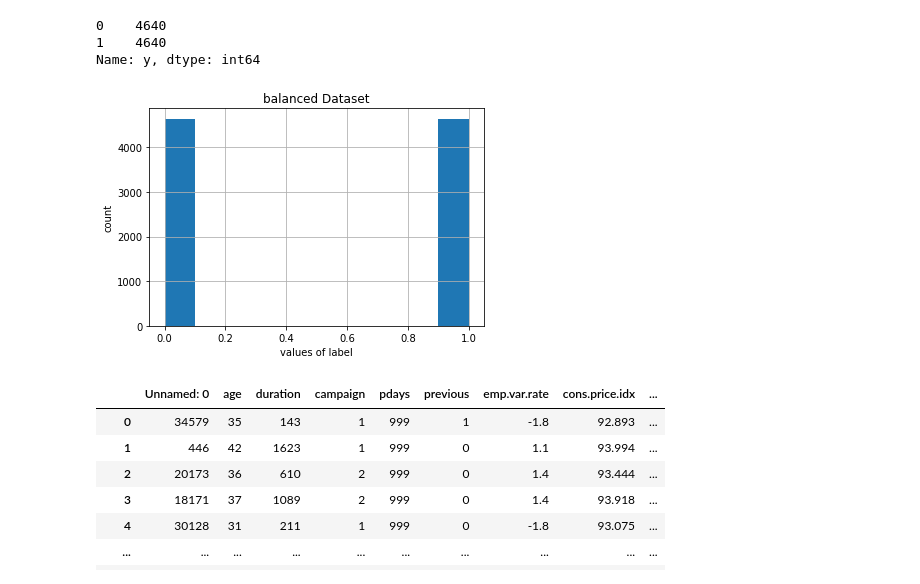
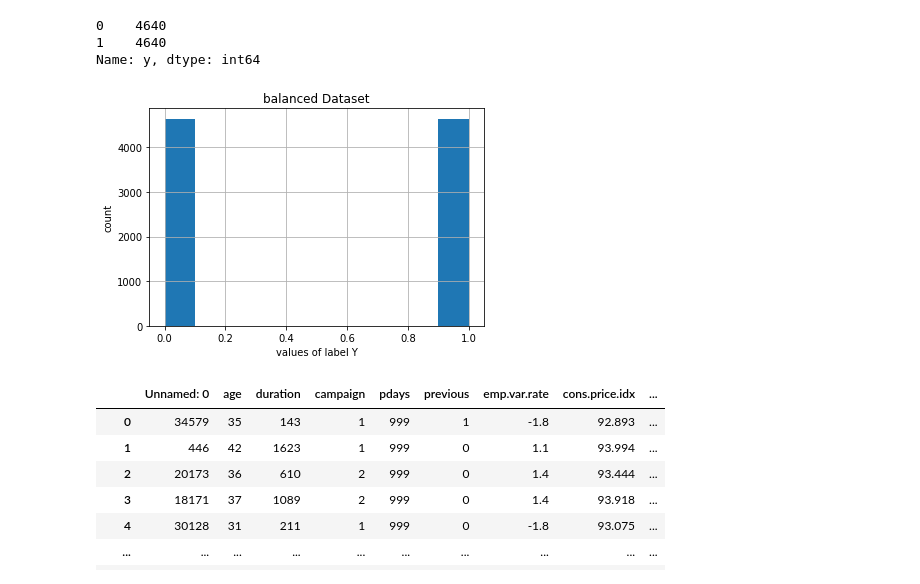
Before and after one commit to sa21262/datascience22, a Jupyter notebook: Assignment21a/balanced_bank.ipynb, the cells around one changed output. Saved outputs shown, nothing was run; the diff lists cells and outputs as text; code cells hidden in the pictures.

```diff
--- a/Assignment21a/balanced_bank.ipynb
+++ b/Assignment21a/balanced_bank.ipynb
@@ -90,15 +90,15 @@ Name: y, dtype: int64
 # %%
 histogram1=df['y'].hist() #balanced target variable
 
 fig = histogram1.get_figure()
 
 pl.title("balanced Dataset")
-pl.xlabel("values of label")
+pl.xlabel("values of label Y")
 pl.ylabel("count")
 
 fig.savefig('balanced 2.pdf')
 # %% [output]
-[figure, old version]
+[figure, new version]
 # %%
 df = pd.get_dummies(df) #onehot encoding is performed
 df
```
Also changed, not shown: parts of 3 cells of this notebook.
